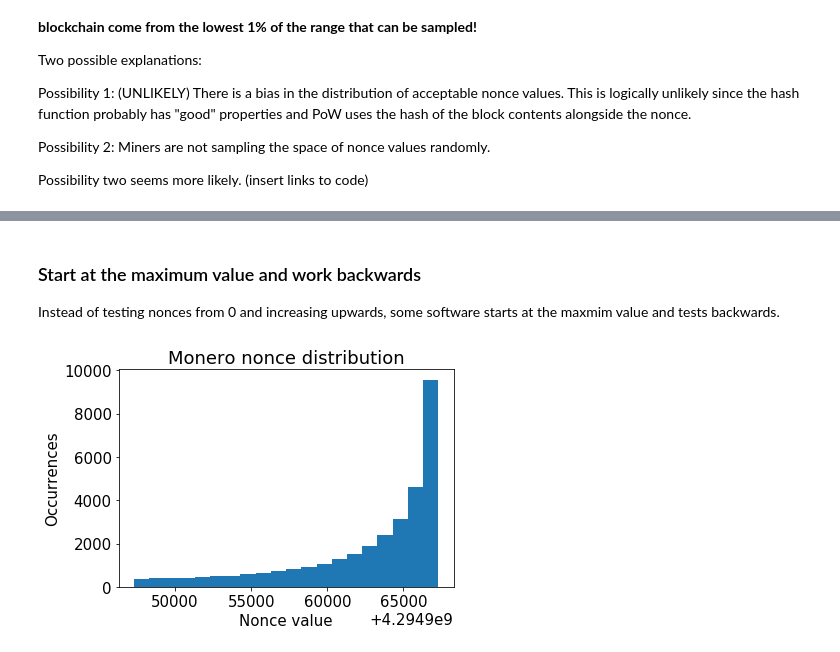
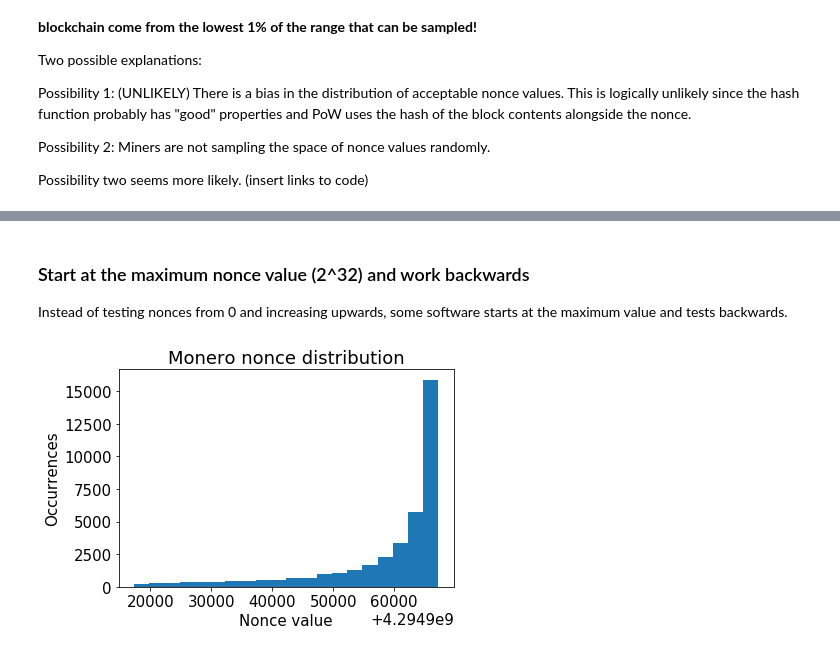
Before and after one commit to noncesense-research-lab/nonce_distribution, a Jupyter notebook: nonce_distribution.ipynb, the cells around one changed output, grey strips where cells are left out. Cells and saved outputs as stored; diff of their text form; code cells hidden in the pictures.

```diff
--- a/nonce_distribution.ipynb
+++ b/nonce_distribution.ipynb
@@ -102,0 +107,5 @@ Possibility two seems more likely. (insert links to code)
+# %%
+plt.rcParams.update({'font.size': 15})
+plt.hist(df.nonce,bins=20);
+plt.ylabel('Occurrences');
+plt.xlabel('Nonce value');
@@ -103,11 +132,14 @@ Possibility two seems more likely. (insert links to code)
 # %% [markdown]
-### Start at the maximum value and work backwards
-Instead of testing nonces from 0 and increasing upwards, some software starts at the maxmim value and tests backwards.
+### Start at the maximum nonce value (2^32) and work backwards
+Instead of testing nonces from 0 and increasing upwards, some software starts at the maximum value and tests backwards.
 # %%
-subset = df.nonce.loc[df["nonce"]>(2**32-2e4)]
+window = 5e4
+max_val = 2**32
+nonces = list(df.nonce)
+subset = [nonce for nonce in nonces if nonce > (max_val - window)]
 plt.hist(subset, bins=20);
 plt.title('Monero nonce distribution');
 plt.ylabel('Occurrences');
 plt.xlabel('Nonce value');
 # %% [output]
-[figure, old version]
+[figure, new version]
```
Also changed, not shown: parts of 8 cells of this notebook.
